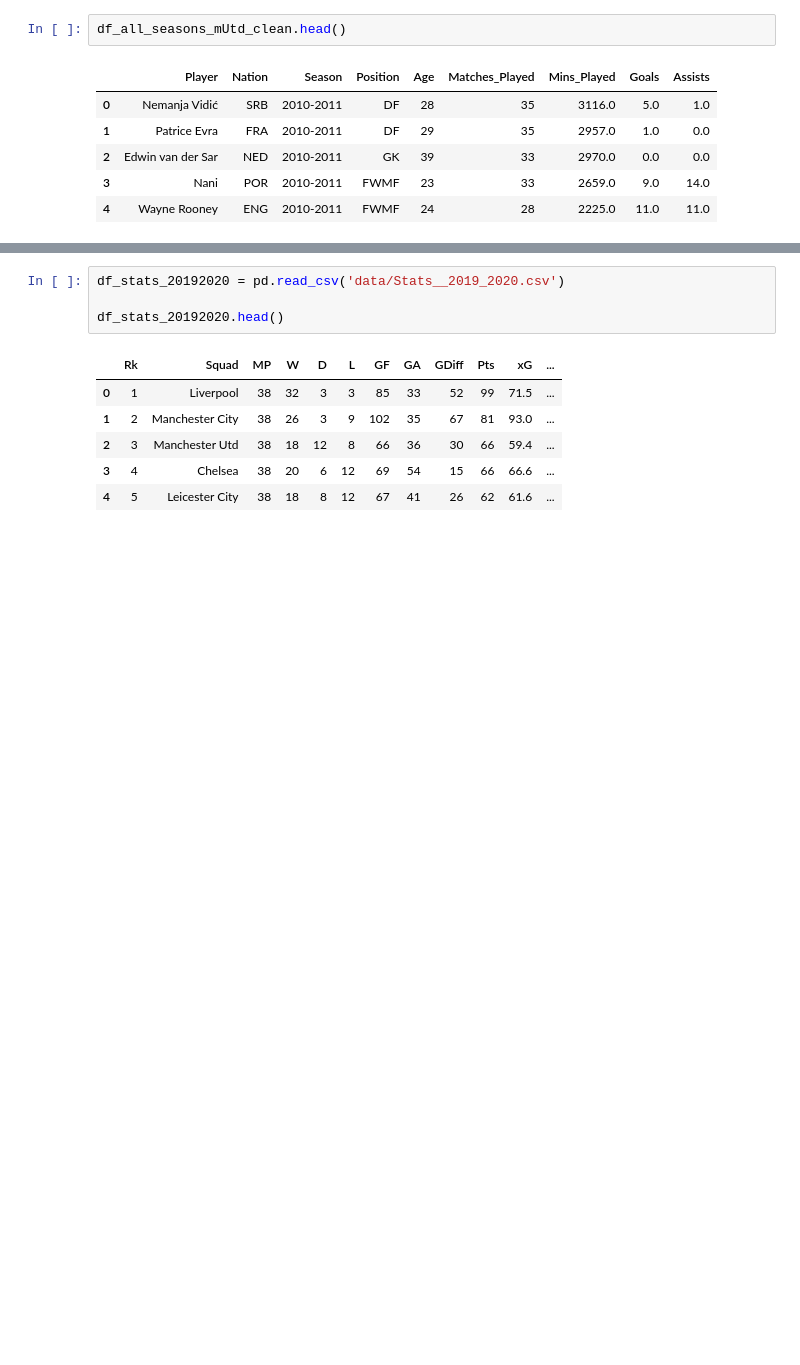
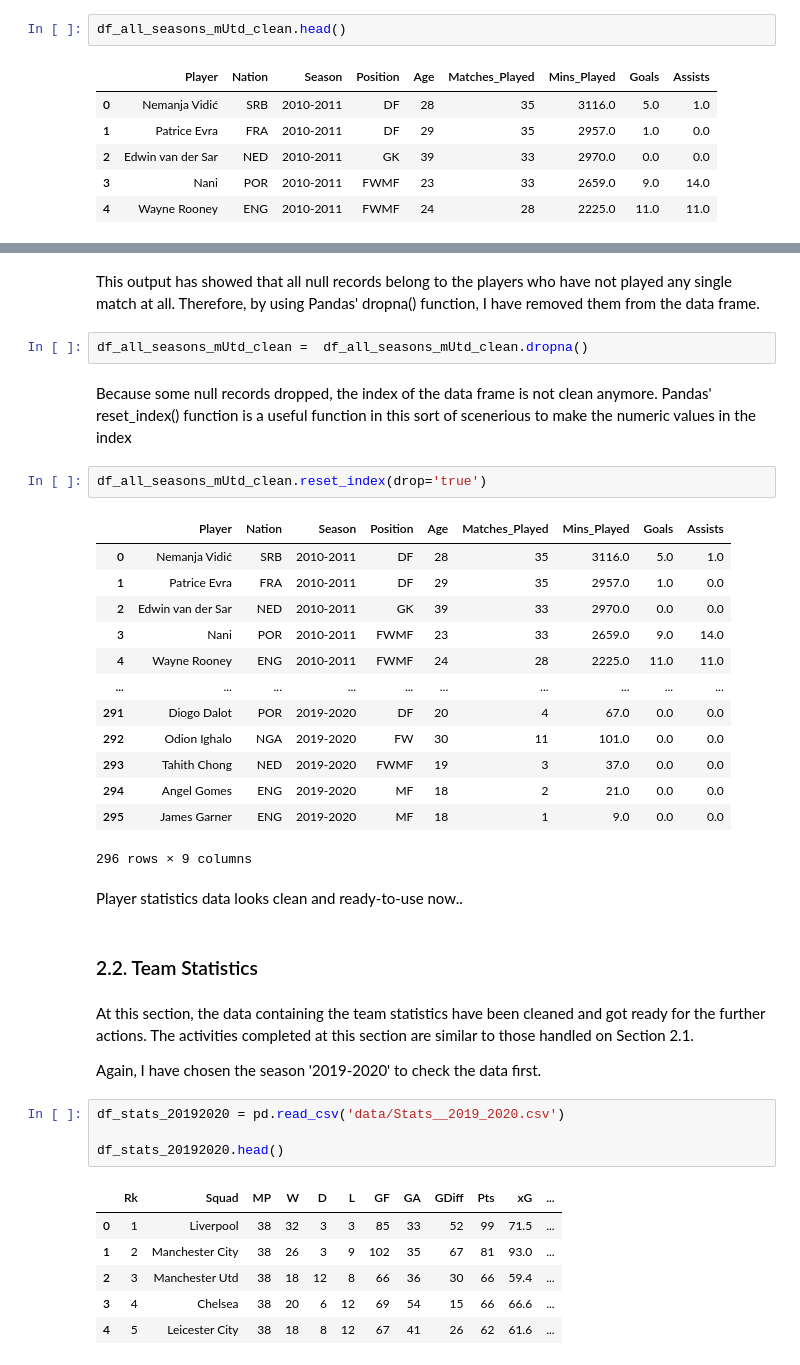
Before and after one commit to ayktonr/uol_dsc020_cw, a Jupyter notebook: cw_main.ipynb, the cells around one changed output, grey strips where cells are left out. Drawn from its saved outputs; the diff is of its cells as text; blank space fills up the shorter version.

```diff
--- a/cw_main.ipynb
+++ b/cw_main.ipynb
@@ -256,3 +252,34 @@ df_all_seasons_mUtd_clean[df_all_seasons_mUtd_clean.isnull().any(axis=1)]
+# %% [markdown]
+This output has showed that all null records belong to the players who have not played any single match at all. Therefore, by using Pandas' dropna() function, I have removed them from the data frame.
+# %%
+df_all_seasons_mUtd_clean =  df_all_seasons_mUtd_clean.dropna()
+# %% [markdown]
+Because some null records dropped, the index of the data frame is not clean anymore. Pandas' reset_index() function
+is a useful function in this sort of scenerious to make the numeric values in the index
+# %%
+df_all_seasons_mUtd_clean.reset_index(drop='true')
+# %% [output]
+|  | Player | Nation | Season | Position | Age | Matches_Played | Mins_Played | Goals | Assists |
+| 0 | Nemanja Vidić | SRB | 2010-2011 | DF | 28 | 35 | 3116.0 | 5.0 | 1.0 |
+| 1 | Patrice Evra | FRA | 2010-2011 | DF | 29 | 35 | 2957.0 | 1.0 | 0.0 |
+| 2 | Edwin van der Sar | NED | 2010-2011 | GK | 39 | 33 | 2970.0 | 0.0 | 0.0 |
+| 3 | Nani | POR | 2010-2011 | FWMF | 23 | 33 | 2659.0 | 9.0 | 14.0 |
+| 4 | Wayne Rooney | ENG | 2010-2011 | FWMF | 24 | 28 | 2225.0 | 11.0 | 11.0 |
+| ... | ... | ... | ... | ... | ... | ... | ... | ... | ... |
+| 291 | Diogo Dalot | POR | 2019-2020 | DF | 20 | 4 | 67.0 | 0.0 | 0.0 |
+| 292 | Odion Ighalo | NGA | 2019-2020 | FW | 30 | 11 | 101.0 | 0.0 | 0.0 |
+| 293 | Tahith Chong | NED | 2019-2020 | FWMF | 19 | 3 | 37.0 | 0.0 | 0.0 |
+| 294 | Angel Gomes | ENG | 2019-2020 | MF | 18 | 2 | 21.0 | 0.0 | 0.0 |
+| 295 | James Garner | ENG | 2019-2020 | MF | 18 | 1 | 9.0 | 0.0 | 0.0 |
+296 rows × 9 columns
+# %% [markdown]
+Player statistics data looks clean and ready-to-use now..
+# %% [markdown]
+### 2.2. Team Statistics
+# %% [markdown]
+At this section, the data containing the team statistics have been cleaned and got ready for the further actions. The activities completed at this section are similar to those handled on Section 2.1.
+
+Again, I have chosen the season '2019-2020' to check the data first.
 # %%
 df_stats_20192020 = pd.read_csv('data/Stats__2019_2020.csv')
 
```
Also changed, not shown: parts of 38 cells of this notebook.
